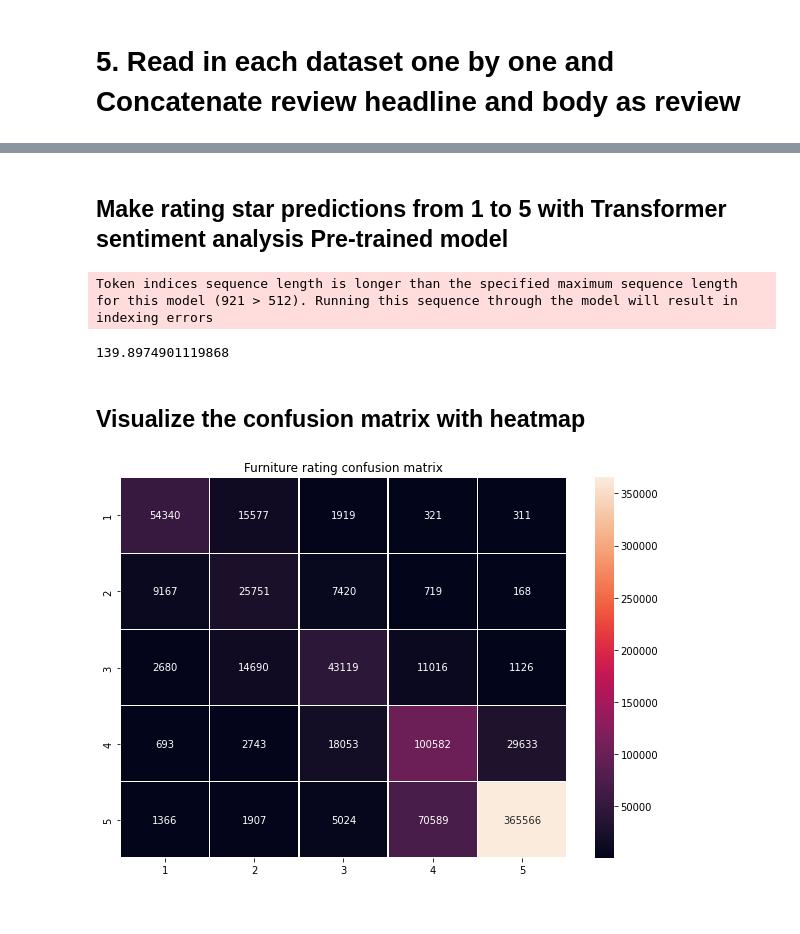
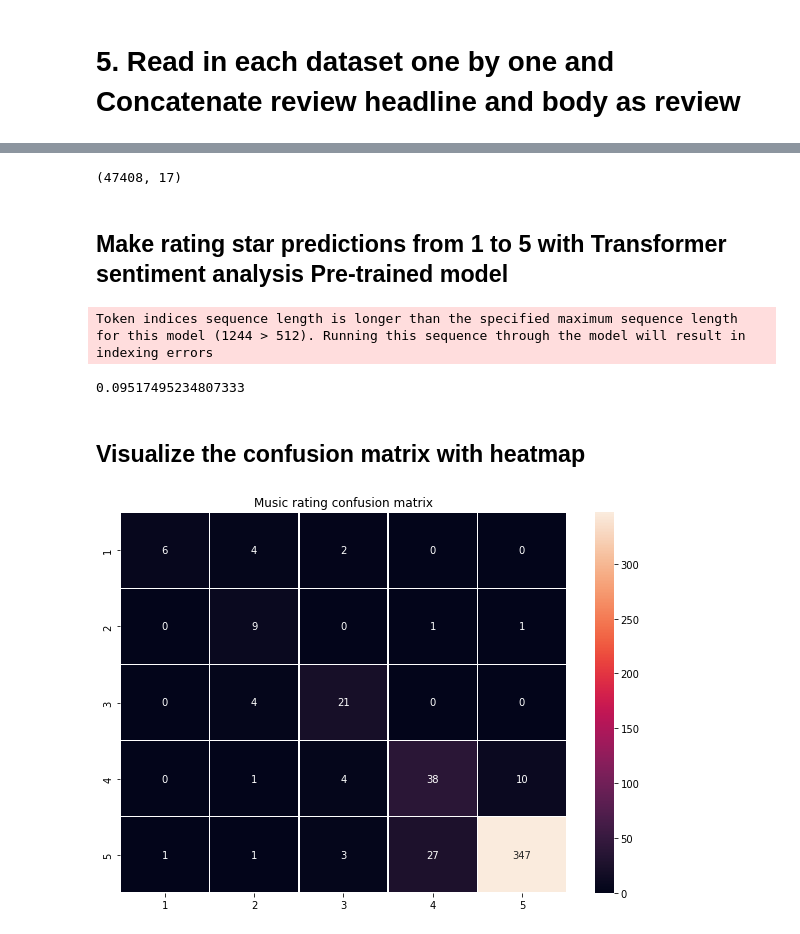
Before and after one commit to vanderbilt-data-science/bigdata, a Jupyter notebook: 05-sentiment-analysis.ipynb, the cells around one changed output, grey strips where cells are left out. Drawn from its saved outputs; the diff is of its cells as text; code cells hidden in the pictures.

```diff
--- a/05-sentiment-analysis.ipynb
+++ b/05-sentiment-analysis.ipynb
@@ -150,10 +155,9 @@ df_count.show(df_count.count())
 # %% [markdown]
 # 5. Read in each dataset one by one and Concatenate review headline and body as review
 # %%
-from numpy import NaN
 product_category = ['Sports', 'Baby', 'Apparel', 'Grocery', 'Electronics', 'Automotive', 'Books', 'Music', 'Furniture', 'Personal_Care_Appliances', 'Camera', 'Beauty']
-p = product_category[8]
-df = pd.read_csv("archive/amazon_reviews_us_" + p + "_v1_00.tsv", sep='\t', error_bad_lines=False)
+p = product_category[7]
+df = pd.read_csv("archive/amazon_reviews_us_" + p + "_v1_00.tsv", sep='\t', error_bad_lines=False, warn_bad_lines=False)
 df = df[df['product_category'] == p]
 df['review'] = df['review_headline'] + ". " + df['review_body']
 df['prediction'] = None
@@ -185,3 +183,8 @@ b'Skipping line 644633: expected 15 fields, saw 22\n'
+# %%
+df = df.sample(frac=0.01)
+df.shape
+# %% [output]
+(47408, 17)
 # %% [markdown]
 ## Make rating star predictions from 1 to 5 with Transformer sentiment analysis Pre-trained model
 # %%
@@ -199,29 +202,25 @@ for i in range(df.shape[0]):
 
 end = time.time()
 print((end - start)/60)
-
-df.to_csv("pred/" + p + ".csv", index=False)
 # %% [output]
-Token indices sequence length is longer than the specified maximum sequence length for this model (921 > 512). Running this sequence through the model will result in indexing errors
+Token indices sequence length is longer than the specified maximum sequence length for this model (1244 > 512). Running this sequence through the model will result in indexing errors
-139.8974901119868
+0.09517495234807333
 # %% [markdown]
 ## Visualize the confusion matrix with heatmap
 # %%
-from sklearn.metrics import confusion_matrix
-import seaborn as sn
-
 df_drop = df.dropna()
-df_drop = df_drop.astype({'prediction': 'int'})
+df_drop = df_drop.astype({'prediction': 'int', 'star_rating': 'int'})
+df.to_csv("pred/" + p + ".csv", index=False)
 
 array = confusion_matrix(y_true=df_drop['star_rating'], y_pred=df_drop['prediction'], labels = [1,2,3,4,5])
 
 df_cm = pd.DataFrame(array, index = [i for i in [1,2,3,4,5]],
                   columns = [i for i in [1,2,3,4,5]])
 
 plt.figure(figsize = (10,7))
 ax = plt.axes()
 sn.heatmap(df_cm, annot=True, fmt="d", linewidths=.5, ax=ax);
 ax.set_title(f'{p} rating confusion matrix')
 plt.show()
 # %% [output]
-[figure, old version]
+[figure, new version]
```
Also changed, not shown: parts of 8 cells of this notebook.
